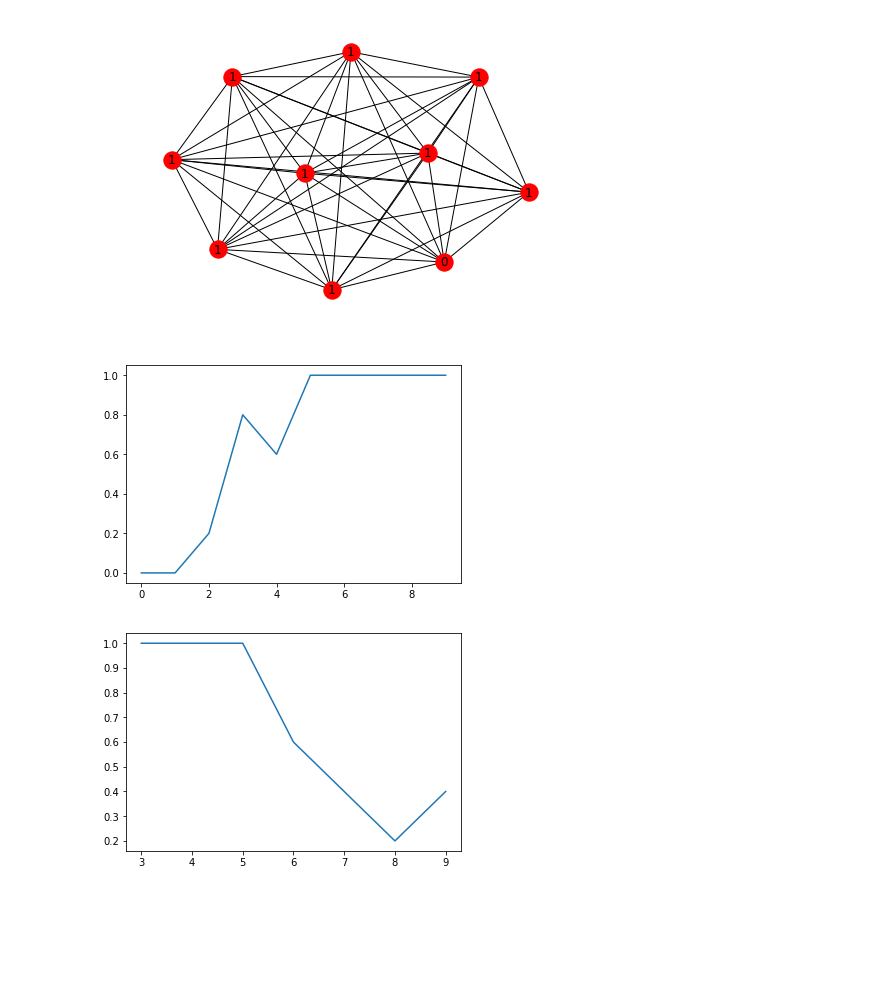
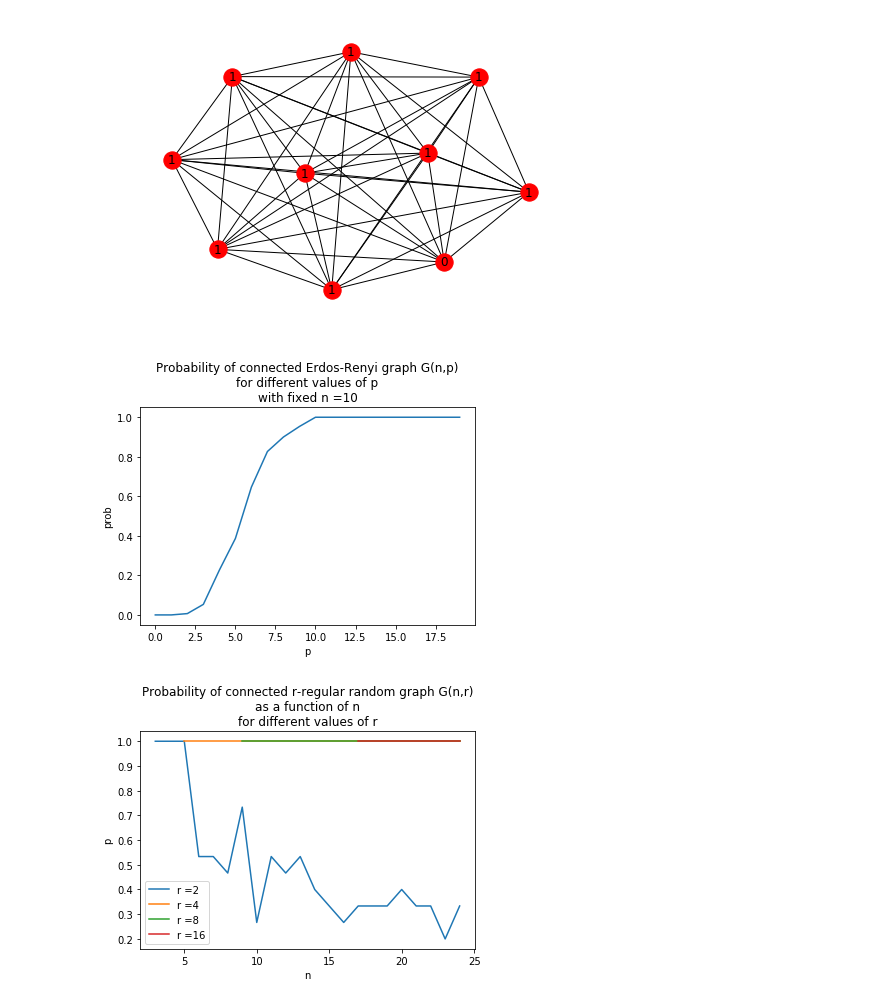
Before and after one commit to mattiapdo/random_graphs, a Jupyter notebook: NBD_FirstPart.ipynb, the cells around one changed output. Saved outputs shown, nothing was run; the diff lists cells and outputs as text; code cells hidden in the pictures; blank space fills up the shorter version.

Commit message:
improved part 1.5 with graphs

```diff
--- a/NBD_FirstPart.ipynb
+++ b/NBD_FirstPart.ipynb
@@ -133,15 +143,12 @@ def BFS_connectivity(G):
     - G a graph
 
     Output:
-    - a string claiming whether the graph is connected, or not.
     - 1 if the graph is connected, 0 otherwise
     '''
     for start in G.nodes():
         distances = list(BFS(G, start))
         if any(t == inf for t in distances):
-            #print('Found not connected nodes,\n-> The graph is not connected')
             return(0)
-    #print('All the nodes are connected,\n-> The graph is connected')
     return(1)
 
 BFS_connectivity(G=G)
@@ -158,53 +165,65 @@ plt.show()
 # %% [output]
 [figure]
 # %%
-def p_er_re(n = 10, p_by = 0.1):
+def p_er_re(n = 10, p_by = 0.05):
     # simulation size for propability estimation
-    B = 5
+    B = 150
     # create a vector of probabilities
     p = np.arange(0,1,p_by)
     # initiate outcome list
     pc = []
     for i in range(len(p)):
         phat = []
         for b in range(B):
             # create a G_n,p random graph
             Gnp = nx.gnp_random_graph(n=n, p=p[i])
             # check whether the graph is connected and append the
             # result of the test in the out list
             phat.append(BFS_connectivity(Gnp))
         phat = np.array(phat)
         pc.append(np.mean(phat))
     x = np.array(list(range(len(p))))
     y = pc
     plt.plot(x, y)
+
+    plt.title("Probability of connected Erdos-Renyi graph G(n,p)\nfor different values of p\nwith fixed n ="+ str(n))
+    plt.ylabel("prob")
+    plt.xlabel("p")
+    plt.legend(loc = "upper right")
     plt.show()
     return
 
 p_er_re()
 # %% [output]
-[figure, old version]
+[figure, new version]
 # %%
-def p_rrrg(r = 2, nmax = 10):
-    # simulation size for propability estimation
-    B = 5
-    # initiate outcome list
-    pc = []
-    for i in range(r+1,nmax):
-        phat = []
-        for b in range(B):
-            # create a r-regular random graph
-            rrG = nx.random_regular_graph(d=r, n=i)
-            # check whether the graph is connected and append the
-            # result of the test in the out list
-            phat.append(BFS_connectivity(rrG))
-        phat = np.array(phat)
-        pc.append(np.mean(phat))
-    x = np.array(list(range(r+1,nmax)))
-    y = pc
-    plt.plot(x, y)
+def p_rrrg(r_list =  [2,4,8,16], nmax = 25):
+    for r in r_list:
+        # simulation size for propability estimation
+        B = 15
+        # initiate outcome list
+        pc = []
+        for i in range(r+1,nmax):
+            phat = []
+            for b in range(B):
+                # create a r-regular random graph
+                rrG = nx.random_regular_graph(d=r, n=i)
+                # check whether the graph is connected and append the
+                # result of the test in the out list
+                phat.append(BFS_connectivity(rrG))
+            phat = np.array(phat)
+            pc.append(np.mean(phat))
+        x = np.array(list(range(r+1,nmax)))
+        y = pc
+        plt.plot(x, y, label = 'r =' + str(r))
+
+    plt.title("Probability of connected r-regular random graph G(n,r)\nas a function of n\nfor different values of r")
+    plt.ylabel("p")
+    plt.xlabel("n")
+    plt.legend(loc = "lower left")
     plt.show()
     return
+
 p_rrrg()
 # %% [output]
-[figure, old version]
+[figure, new version]
```
Also changed, not shown: parts of 2 cells of this notebook.
